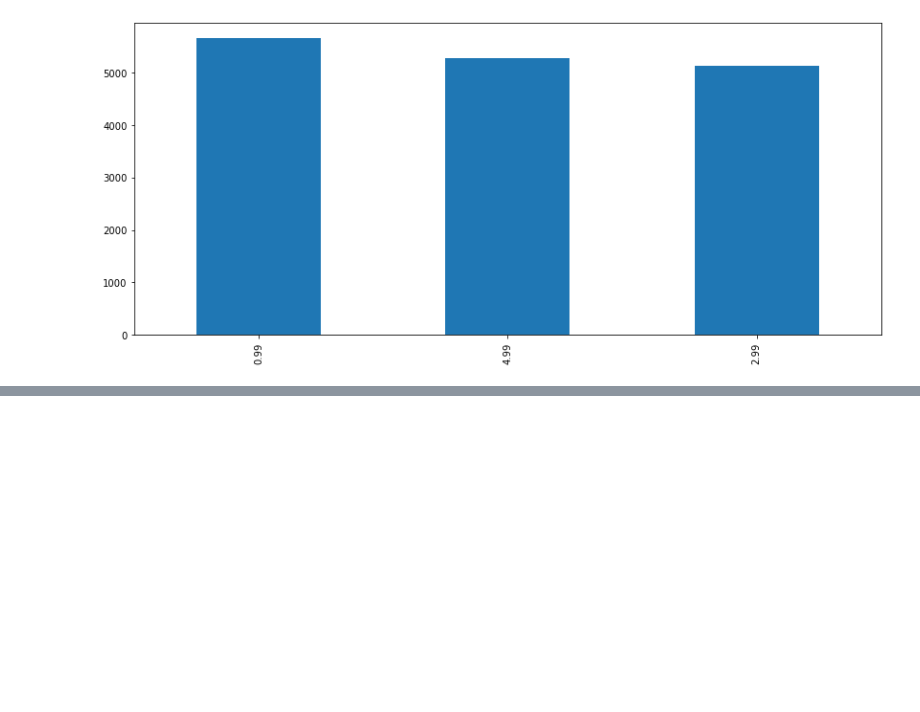
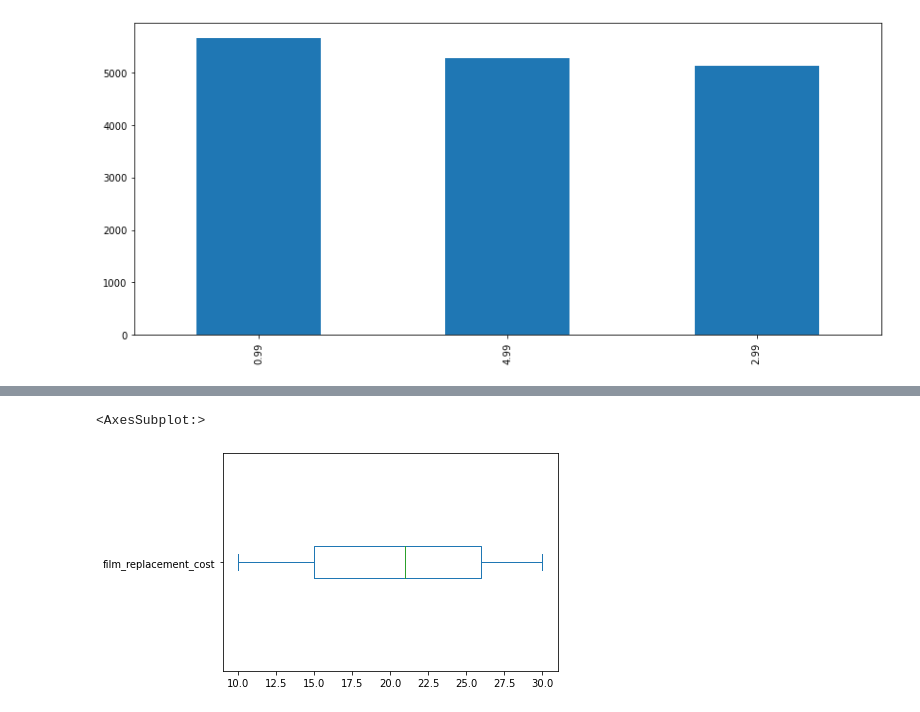
Before and after one commit to mayadye/FreeCodeCamp-Pandas-Real-Life-Example, a Jupyter notebook: Exercises_2.ipynb, the cells around one changed output, grey strips where cells are left out. Saved outputs shown, nothing was run; the diff lists cells and outputs as text; code cells hidden in the pictures; blank space fills up the shorter version.

```diff
--- a/Exercises_2.ipynb
+++ b/Exercises_2.ipynb
@@ -128,2 +137,7 @@ df['film_rental_rate'].value_counts().plot(kind='bar', figsize=(14,6))
+# %%
+df['film_replacement_cost'].plot(kind='box', vert = False)
+# %% [output]
+<AxesSubplot:>
+[figure, added]
 # %%
 df['film_replacement_cost'].plot(kind='box', vert=False, figsize=(14,6))
```
Also changed, not shown: parts of 40 cells of this notebook.
